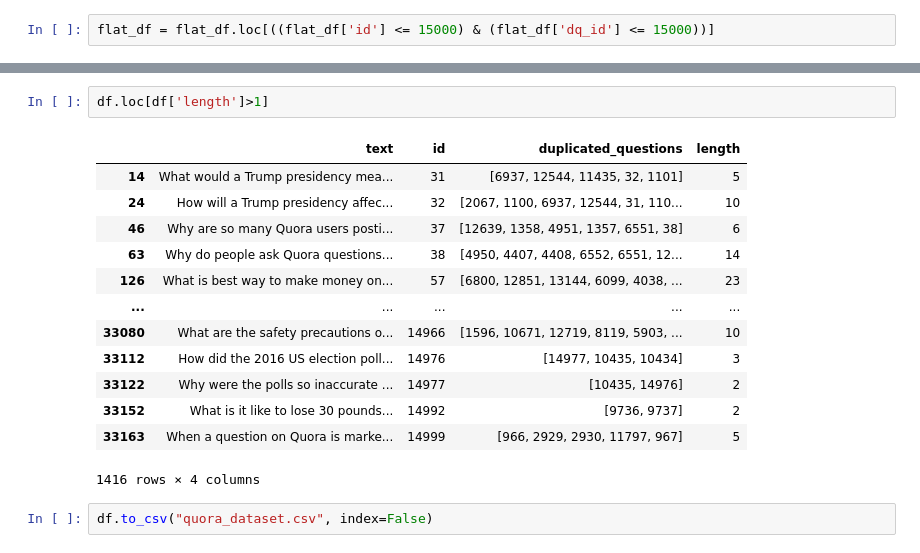
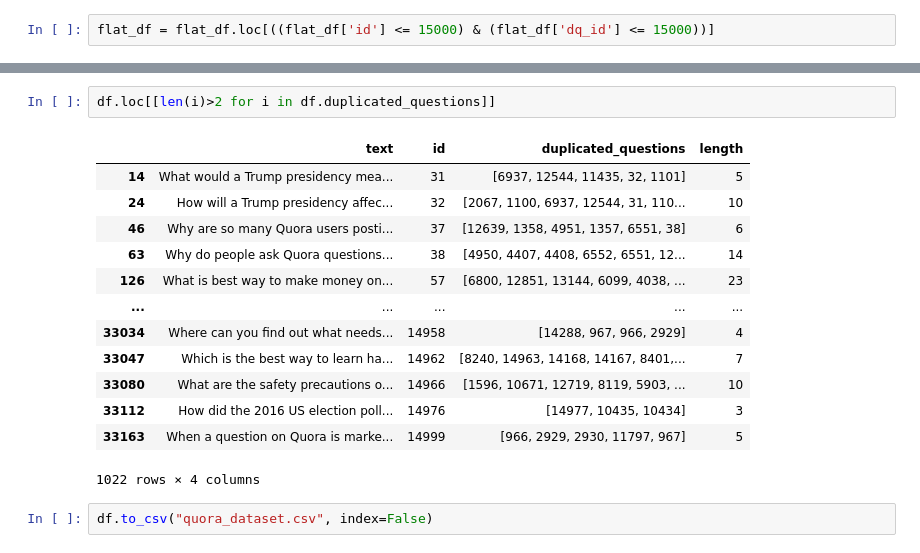
Before and after one commit to fastcampus-plan1/Online_DS_VectorDB, a Jupyter notebook: 02.Embedding Model 실습/00.Dataset 준비.ipynb, the cells around one changed output, grey strips where cells are left out. Cells and saved outputs as stored; diff of their text form.

```diff
--- a/02.Embedding Model 실습/00.Dataset 준비.ipynb
+++ b/02.Embedding Model 실습/00.Dataset 준비.ipynb
@@ -86,19 +166,19 @@ See the caveats in the documentation: https://pandas.pydata.org/pandas-docs/stab
-# %%
-df.loc[df['length']>1]
-# %% [output]
-|  | text | id | duplicated_questions | length |
-| 14 | What would a Trump presidency mea... | 31 | [6937, 12544, 11435, 32, 1101] | 5 |
-| 24 | How will a Trump presidency affec... | 32 | [2067, 1100, 6937, 12544, 31, 110... | 10 |
-| 46 | Why are so many Quora users posti... | 37 | [12639, 1358, 4951, 1357, 6551, 38] | 6 |
-| 63 | Why do people ask Quora questions... | 38 | [4950, 4407, 4408, 6552, 6551, 12... | 14 |
-| 126 | What is best way to make money on... | 57 | [6800, 12851, 13144, 6099, 4038, ... | 23 |
-| ... | ... | ... | ... | ... |
-| 33080 | What are the safety precautions o... | 14966 | [1596, 10671, 12719, 8119, 5903, ... | 10 |
-| 33112 | How did the 2016 US election poll... | 14976 | [14977, 10435, 10434] | 3 |
-| 33122 | Why were the polls so inaccurate ... | 14977 | [10435, 14976] | 2 |
-| 33152 | What is it like to lose 30 pounds... | 14992 | [9736, 9737] | 2 |
-| 33163 | When a question on Quora is marke... | 14999 | [966, 2929, 2930, 11797, 967] | 5 |
-1416 rows × 4 columns
+# %%
+df.loc[[len(i)>2 for i in df.duplicated_questions]]
+# %% [output]
+|  | text | id | duplicated_questions | length |
+| 14 | What would a Trump presidency mea... | 31 | [6937, 12544, 11435, 32, 1101] | 5 |
+| 24 | How will a Trump presidency affec... | 32 | [2067, 1100, 6937, 12544, 31, 110... | 10 |
+| 46 | Why are so many Quora users posti... | 37 | [12639, 1358, 4951, 1357, 6551, 38] | 6 |
+| 63 | Why do people ask Quora questions... | 38 | [4950, 4407, 4408, 6552, 6551, 12... | 14 |
+| 126 | What is best way to make money on... | 57 | [6800, 12851, 13144, 6099, 4038, ... | 23 |
+| ... | ... | ... | ... | ... |
+| 33034 | Where can you find out what needs... | 14958 | [14288, 967, 966, 2929] | 4 |
+| 33047 | Which is the best way to learn ha... | 14962 | [8240, 14963, 14168, 14167, 8401,... | 7 |
+| 33080 | What are the safety precautions o... | 14966 | [1596, 10671, 12719, 8119, 5903, ... | 10 |
+| 33112 | How did the 2016 US election poll... | 14976 | [14977, 10435, 10434] | 3 |
+| 33163 | When a question on Quora is marke... | 14999 | [966, 2929, 2930, 11797, 967] | 5 |
+1022 rows × 4 columns
 # %%
 df.to_csv("quora_dataset.csv", index=False)
 # %%
```
Also changed, not shown: parts of 31 cells of this notebook, 11 other files.
